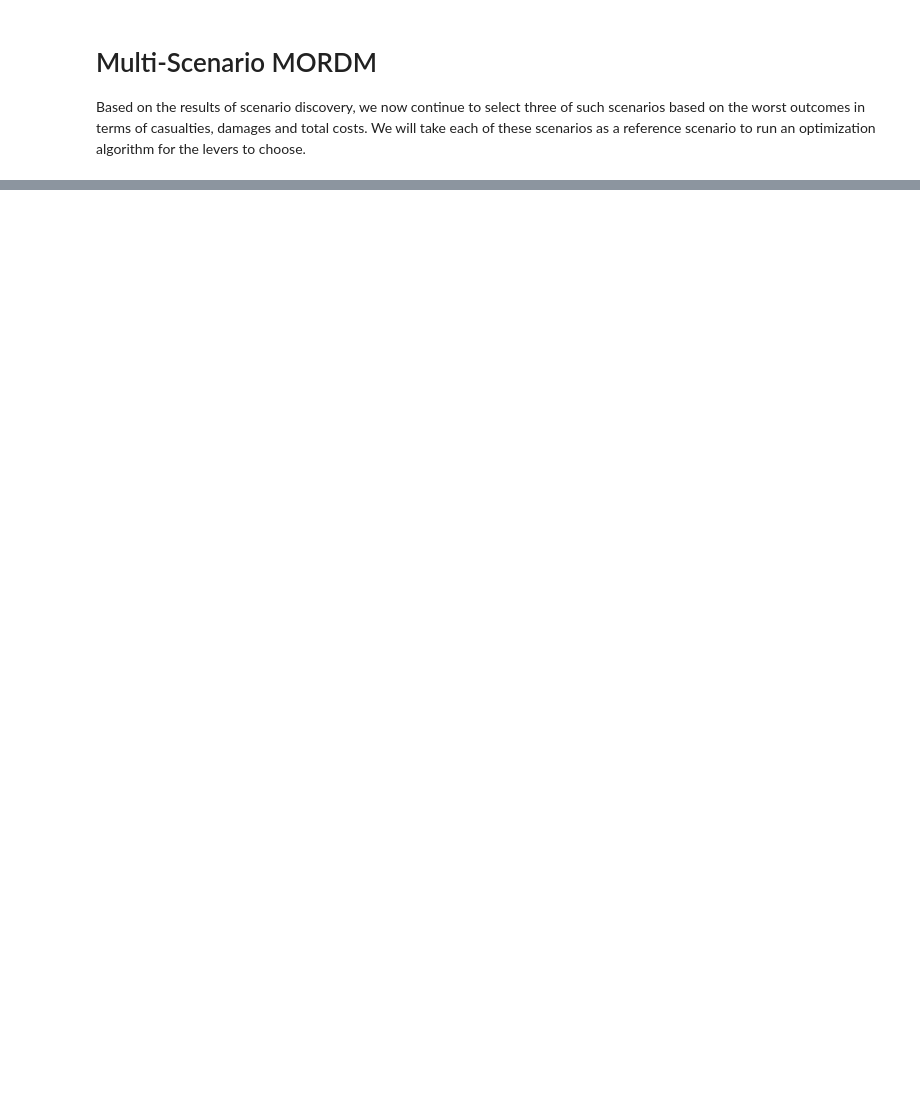
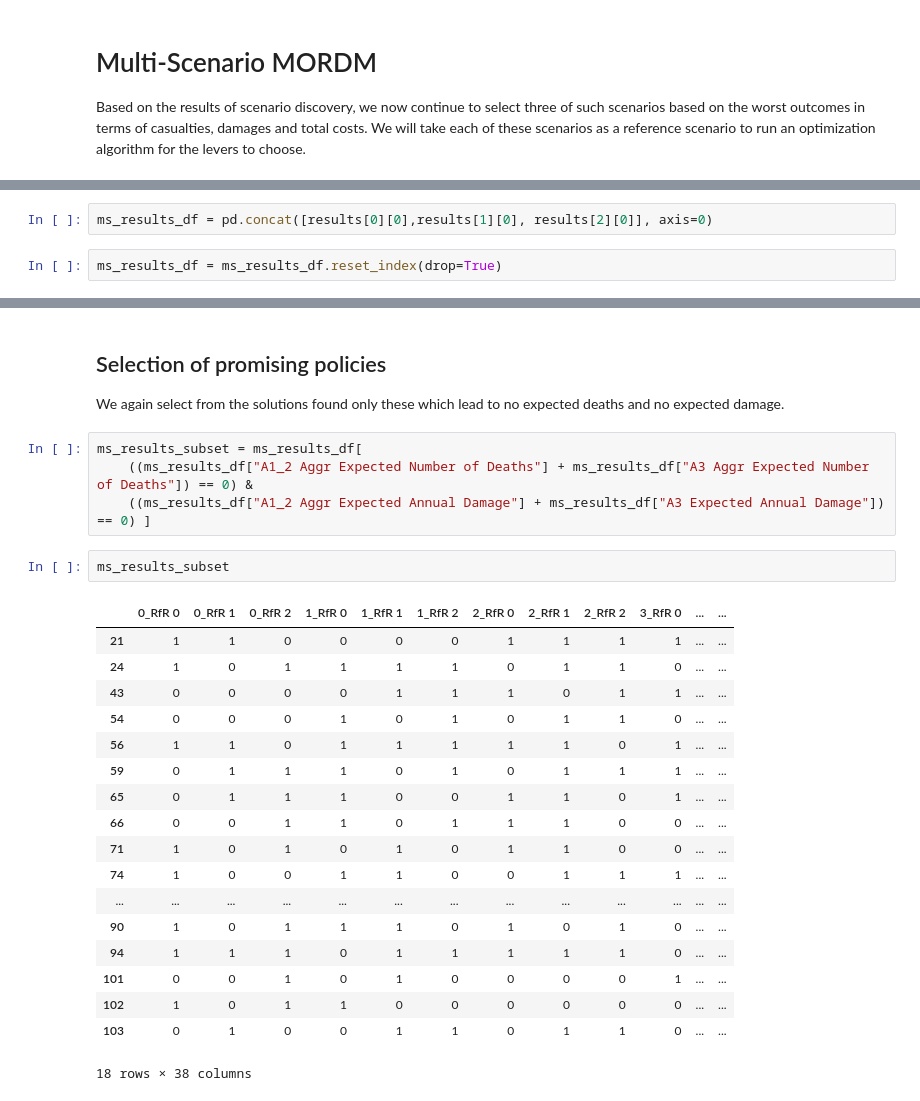
Before and after one commit to herzogrh/model-based-decision-making, a Jupyter notebook: model/2 - Multi-Scenario MORDM Gelderland.ipynb, the cells around one changed output, grey strips where cells are left out. Saved outputs shown, nothing was run; the diff lists cells and outputs as text; blank space fills up the shorter version.

```diff
--- a/model/2 - Multi-Scenario MORDM Gelderland.ipynb
+++ b/model/2 - Multi-Scenario MORDM Gelderland.ipynb
@@ -321,0 +395,4 @@ Based on the results of scenario discovery, we now continue to select three of s
+# %%
+ms_results_df = pd.concat([results[0][0],results[1][0], results[2][0]], axis=0)
+# %%
+ms_results_df = ms_results_df.reset_index(drop=True)
@@ -321,0 +418,28 @@ Based on the results of scenario discovery, we now continue to select three of s
+# %% [markdown]
+## Selection of promising policies
+We again select from the solutions found only these which lead to no expected deaths and no expected damage.
+# %%
+ms_results_subset = ms_results_df[
+    ((ms_results_df["A1_2 Aggr Expected Number of Deaths"] + ms_results_df["A3 Aggr Expected Number of Deaths"]) == 0) &
+    ((ms_results_df["A1_2 Aggr Expected Annual Damage"] + ms_results_df["A3 Expected Annual Damage"]) == 0) ]
+# %%
+ms_results_subset
+# %% [output]
+|  | 0_RfR 0 | 0_RfR 1 | 0_RfR 2 | 1_RfR 0 | 1_RfR 1 | 1_RfR 2 | 2_RfR 0 | 2_RfR 1 | 2_RfR 2 | 3_RfR 0 | ... | ... |
+| 21 | 1 | 1 | 0 | 0 | 0 | 0 | 1 | 1 | 1 | 1 | ... | ... |
+| 24 | 1 | 0 | 1 | 1 | 1 | 1 | 0 | 1 | 1 | 0 | ... | ... |
+| 43 | 0 | 0 | 0 | 0 | 1 | 1 | 1 | 0 | 1 | 1 | ... | ... |
+| 54 | 0 | 0 | 0 | 1 | 0 | 1 | 0 | 1 | 1 | 0 | ... | ... |
+| 56 | 1 | 1 | 0 | 1 | 1 | 1 | 1 | 1 | 0 | 1 | ... | ... |
+| 59 | 0 | 1 | 1 | 1 | 0 | 1 | 0 | 1 | 1 | 1 | ... | ... |
+| 65 | 0 | 1 | 1 | 1 | 0 | 0 | 1 | 1 | 0 | 1 | ... | ... |
+| 66 | 0 | 0 | 1 | 1 | 0 | 1 | 1 | 1 | 0 | 0 | ... | ... |
+| 71 | 1 | 0 | 1 | 0 | 1 | 0 | 1 | 1 | 0 | 0 | ... | ... |
+| 74 | 1 | 0 | 0 | 1 | 1 | 0 | 0 | 1 | 1 | 1 | ... | ... |
+| ... | ... | ... | ... | ... | ... | ... | ... | ... | ... | ... | ... | ... |
+| 90 | 1 | 0 | 1 | 1 | 1 | 0 | 1 | 0 | 1 | 0 | ... | ... |
+| 94 | 1 | 1 | 1 | 0 | 1 | 1 | 1 | 1 | 1 | 0 | ... | ... |
+| 101 | 0 | 0 | 1 | 0 | 1 | 0 | 0 | 0 | 0 | 1 | ... | ... |
+| 102 | 1 | 0 | 1 | 1 | 0 | 0 | 0 | 0 | 0 | 0 | ... | ... |
+| 103 | 0 | 1 | 0 | 0 | 1 | 1 | 0 | 1 | 1 | 0 | ... | ... |
+18 rows × 38 columns
```
Also changed, not shown: parts of 22 cells of this notebook, 2 other files.
